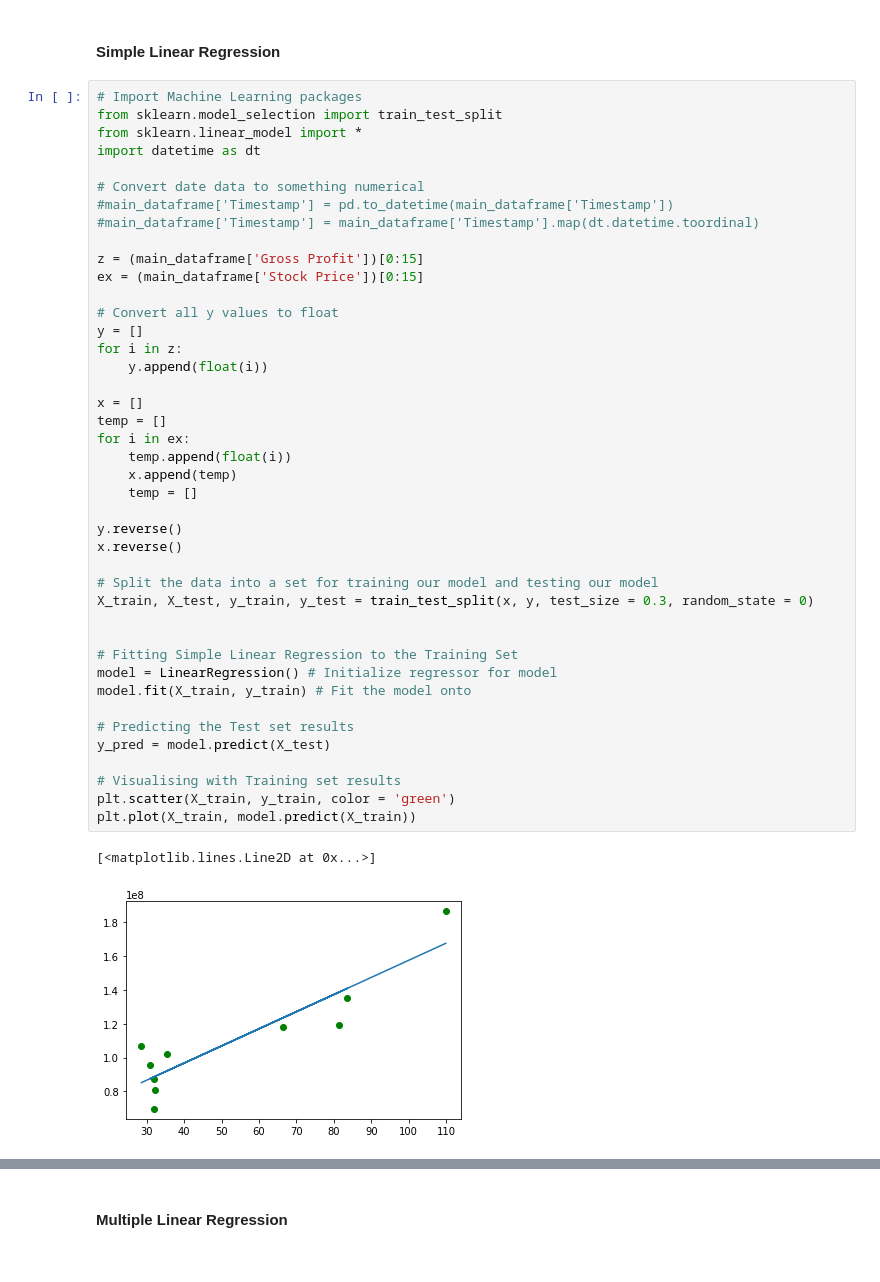
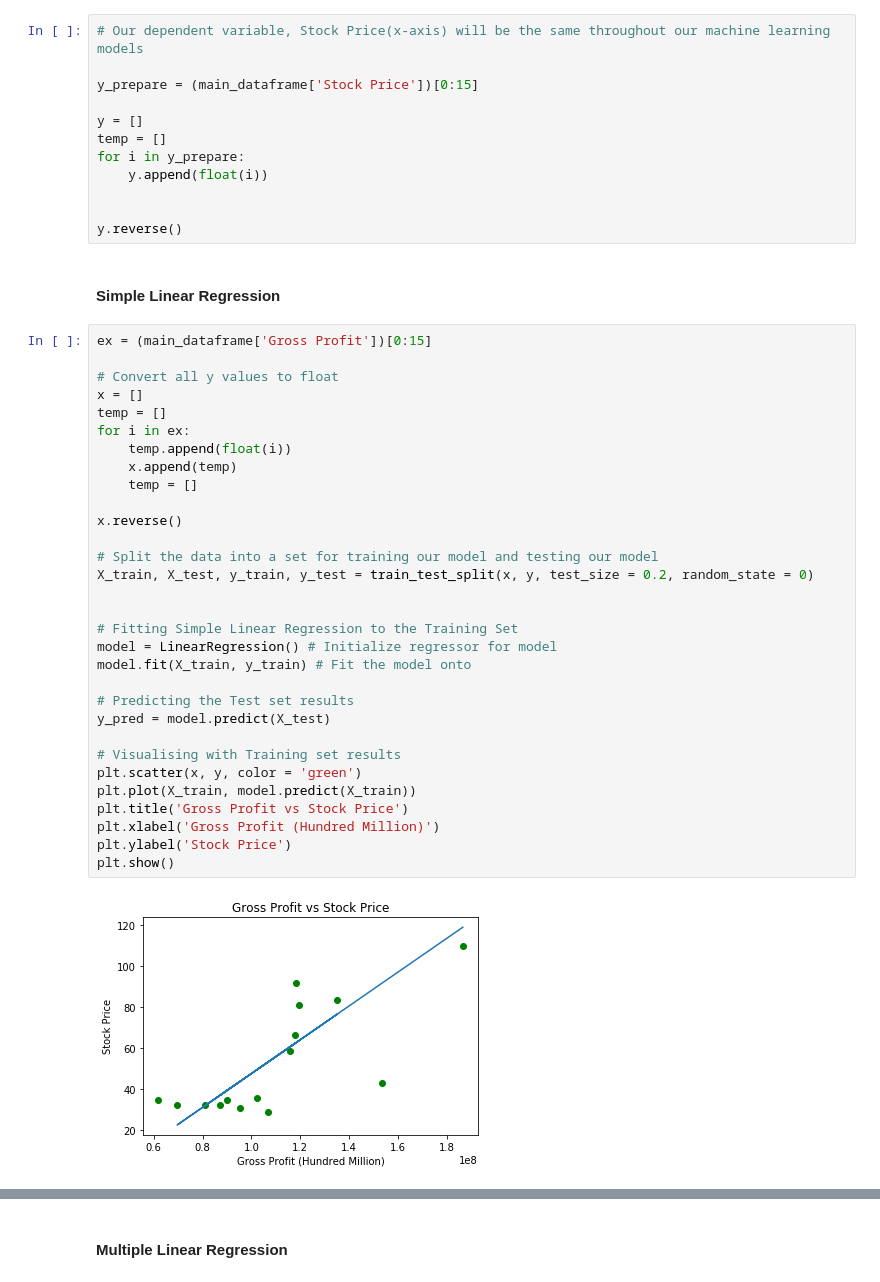
Before and after one commit to FilipKotar/Dynamic-Investment-Blueprint, a Jupyter notebook: Dynamic Investment Blueprint.ipynb, the cells around one changed output, grey strips where cells are left out. Saved outputs shown, nothing was run; the diff lists cells and outputs as text.

```diff
--- a/Dynamic Investment Blueprint.ipynb
+++ b/Dynamic Investment Blueprint.ipynb
@@ -328,47 +333,47 @@ The Data Requested for: IRBT
+# %%
+# Our dependent variable, Stock Price(x-axis) will be the same throughout our machine learning models
+
+y_prepare = (main_dataframe['Stock Price'])[0:15]
+
+y = []
+temp = []
+for i in y_prepare:
+    y.append(float(i))
+
+
+y.reverse()
 # %% [markdown]
 #### Simple Linear Regression
 # %%
-# Import Machine Learning packages
-from sklearn.model_selection import train_test_split
-from sklearn.linear_model import *
-import datetime as dt
-
-# Convert date data to something numerical
-#main_dataframe['Timestamp'] = pd.to_datetime(main_dataframe['Timestamp'])
-#main_dataframe['Timestamp'] = main_dataframe['Timestamp'].map(dt.datetime.toordinal)
-
-z = (main_dataframe['Gross Profit'])[0:15]
-ex = (main_dataframe['Stock Price'])[0:15]
+ex = (main_dataframe['Gross Profit'])[0:15]
 
 # Convert all y values to float
-y = []
-for i in z:
-    y.append(float(i))
-
 x = []
 temp = []
 for i in ex:
     temp.append(float(i))
     x.append(temp)
     temp = []
 
-y.reverse()
 x.reverse()
 
 # Split the data into a set for training our model and testing our model
-X_train, X_test, y_train, y_test = train_test_split(x, y, test_size = 0.3, random_state = 0)
+X_train, X_test, y_train, y_test = train_test_split(x, y, test_size = 0.2, random_state = 0)
 
 
 # Fitting Simple Linear Regression to the Training Set
 model = LinearRegression() # Initialize regressor for model
 model.fit(X_train, y_train) # Fit the model onto
 
 # Predicting the Test set results
 y_pred = model.predict(X_test)
 
 # Visualising with Training set results
-plt.scatter(X_train, y_train, color = 'green')
+plt.scatter(x, y, color = 'green')
 plt.plot(X_train, model.predict(X_train))
+plt.title('Gross Profit vs Stock Price')
+plt.xlabel('Gross Profit (Hundred Million)')
+plt.ylabel('Stock Price')
+plt.show()
 # %% [output]
-[<matplotlib.lines.Line2D at 0x...>]
-[figure, old version]
+[figure, new version]
```
Also changed, not shown: parts of 5 cells of this notebook.
